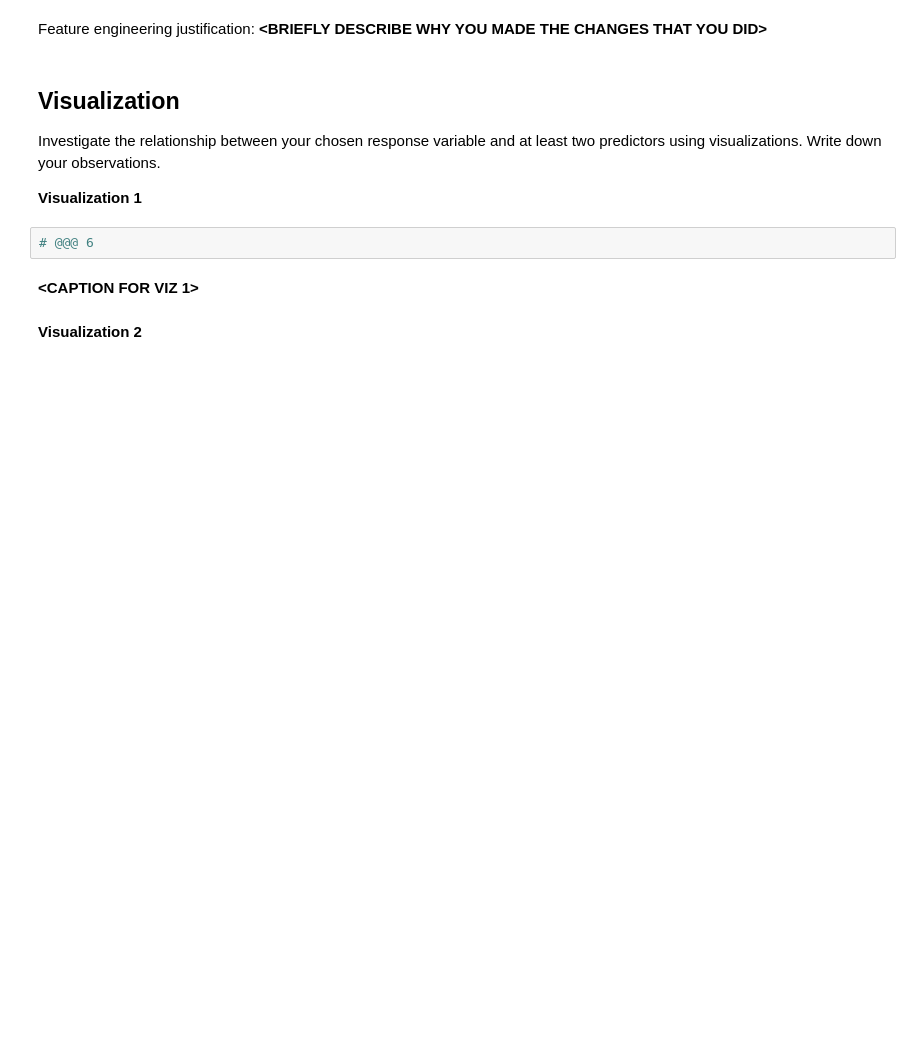
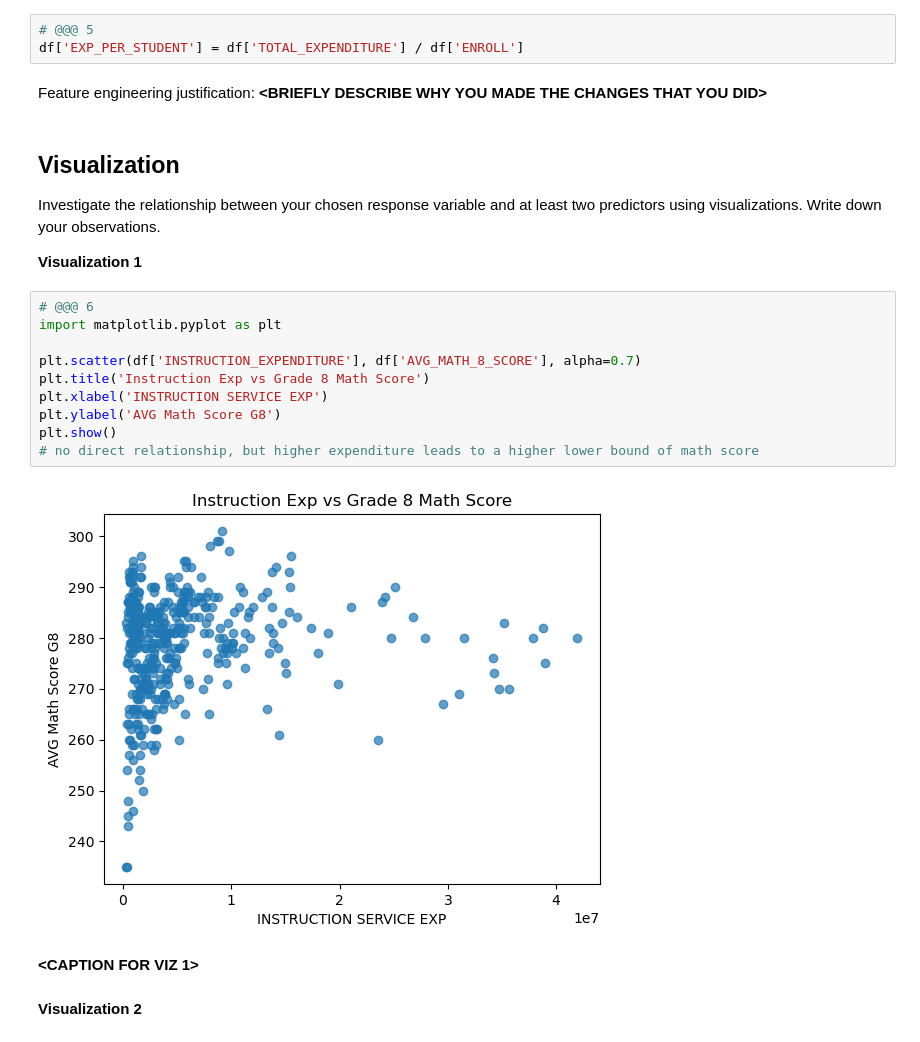
Before and after one commit to MaxWangZY/MDST-Onboarding-main, a Jupyter notebook: tutorial1/checkpoint1.ipynb, the cells around one changed output. Cells and saved outputs as stored; diff of their text form; blank space fills up the shorter version.

```diff
--- a/tutorial1/checkpoint1.ipynb
+++ b/tutorial1/checkpoint1.ipynb
@@ -120,3 +118,6 @@ Use this space to modify or create features.
+# %%
+# @@@ 5
+df['EXP_PER_STUDENT'] = df['TOTAL_EXPENDITURE'] / df['ENROLL']
 # %% [markdown]
 Feature engineering justification: **<BRIEFLY DESCRIBE WHY YOU MADE THE CHANGES THAT YOU DID\>**
 # %% [markdown]
@@ -125,8 +126,18 @@ Feature engineering justification: **<BRIEFLY DESCRIBE WHY YOU MADE THE CHANGES
 Investigate the relationship between your chosen response variable and at least two predictors using visualizations. Write down your observations.
 
 **Visualization 1**
-# %%
-# @@@ 6
+# %%
+# @@@ 6
+import matplotlib.pyplot as plt
+
+plt.scatter(df['INSTRUCTION_EXPENDITURE'], df['AVG_MATH_8_SCORE'], alpha=0.7)
+plt.title('Instruction Exp vs Grade 8 Math Score')
+plt.xlabel('INSTRUCTION SERVICE EXP')
+plt.ylabel('AVG Math Score G8')
+plt.show()
+# no direct relationship, but higher expenditure leads to a higher lower bound of math score
+# %% [output]
+[figure, added]
 # %% [markdown]
 **<CAPTION FOR VIZ 1>**
 # %% [markdown]
```
Also changed, not shown: parts of 13 cells of this notebook.
